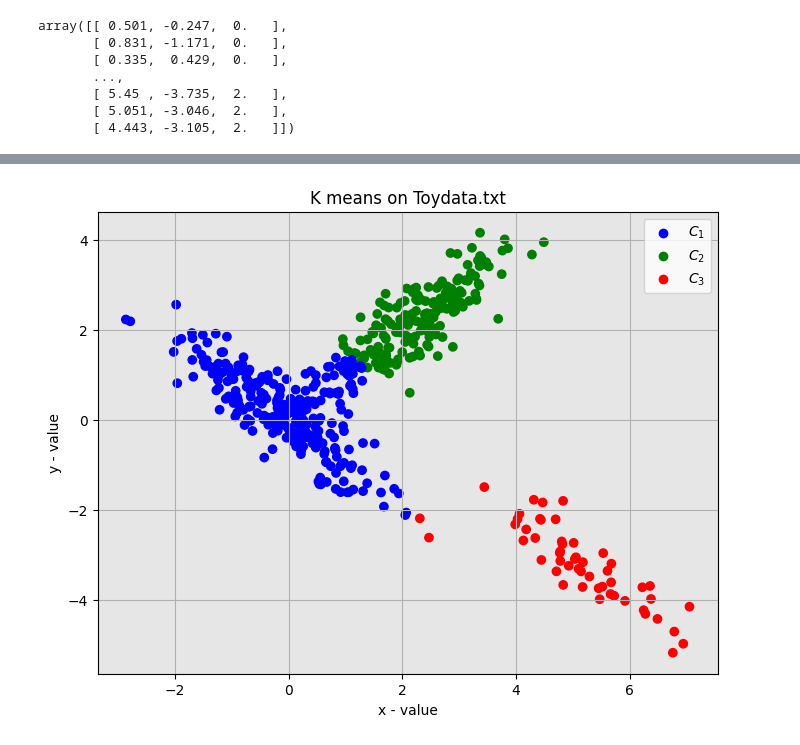
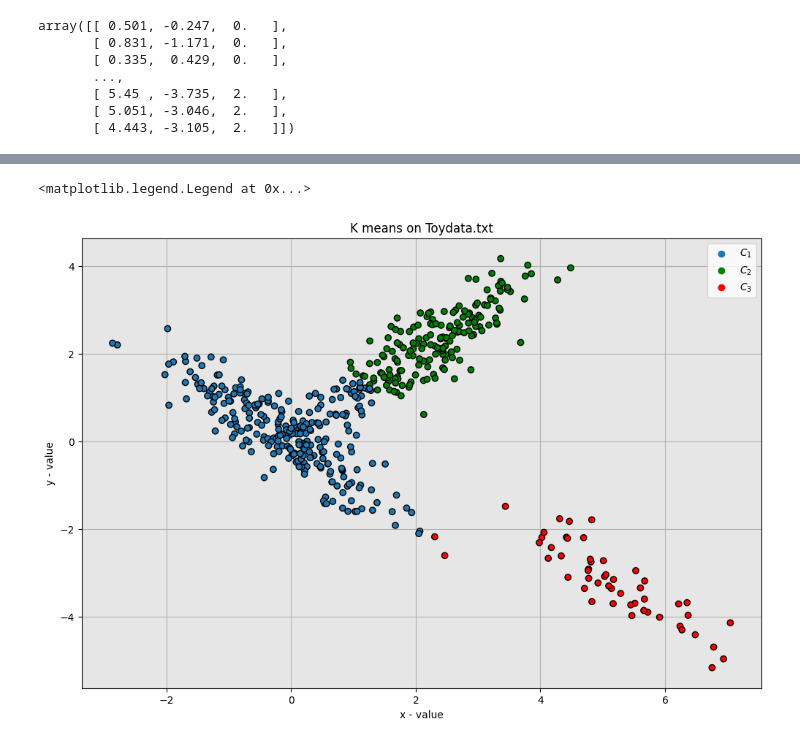
Before and after one commit to CalebDerrickson/GradCourses, a Jupyter notebook: Quarter 3/Machine Learning/Homework/Homework1/Plotting/plotting.ipynb, the cells around one changed output, grey strips where cells are left out. Saved outputs shown, nothing was run; the diff lists cells and outputs as text; code cells hidden in the pictures.

```diff
--- a/Quarter 3/Machine Learning/Homework/Homework1/Plotting/plotting.ipynb
+++ b/Quarter 3/Machine Learning/Homework/Homework1/Plotting/plotting.ipynb
@@ -35,23 +16,26 @@ array([0., 0., 0., 0., 0., 0., 0., 0., 0., 0., 0., 0., 0., 0., 0., 0., 0.,
 # %%
-colors = ['b', 'g', 'r']
+colors = ['tab:blue', 'g', 'r']
 labels = [r'$C_1$', r'$C_2$', r'$C_3$']
 
 color_mapping = [colors[int(color)] for color in output_cluster[:, 2]]
 label_mapping = [labels[int(color)] for color in output_cluster[:, 2]]
 
-plt.figure(figsize=(8, 6))
+plt.rcParams["figure.figsize"] = (12, 8)
+
+plot = plt.subplot(1, 1, 1)
 plt.gca().set_facecolor((0.9, 0.9, 0.9))
 
 for color, label in zip(colors, labels):
-    plt.scatter([], [], c=color, label=label)
+    plot.scatter([], [], c=color, label=label)
 
-plt.scatter(output_cluster[:, 0], output_cluster[:, 1], c = color_mapping)
+plot.grid()
+plot.set_axisbelow(True)
+plot.scatter(output_cluster[:, 0], output_cluster[:, 1], c = color_mapping, edgecolors='black', linewidths=1)
 
-plt.grid()
-plt.title("K means on Toydata.txt")
-plt.xlabel("x - value")
-plt.ylabel("y - value")
-plt.legend()
-plt.show()
+plot.set_title("K means on Toydata.txt")
+plot.set_xlabel("x - value")
+plot.set_ylabel("y - value")
+plot.legend()
 # %% [output]
+<matplotlib.legend.Legend at 0x...>
-[figure, old version]
+[figure, new version]
```
Also changed, not shown: parts of 13 cells of this notebook, 20 other files.
